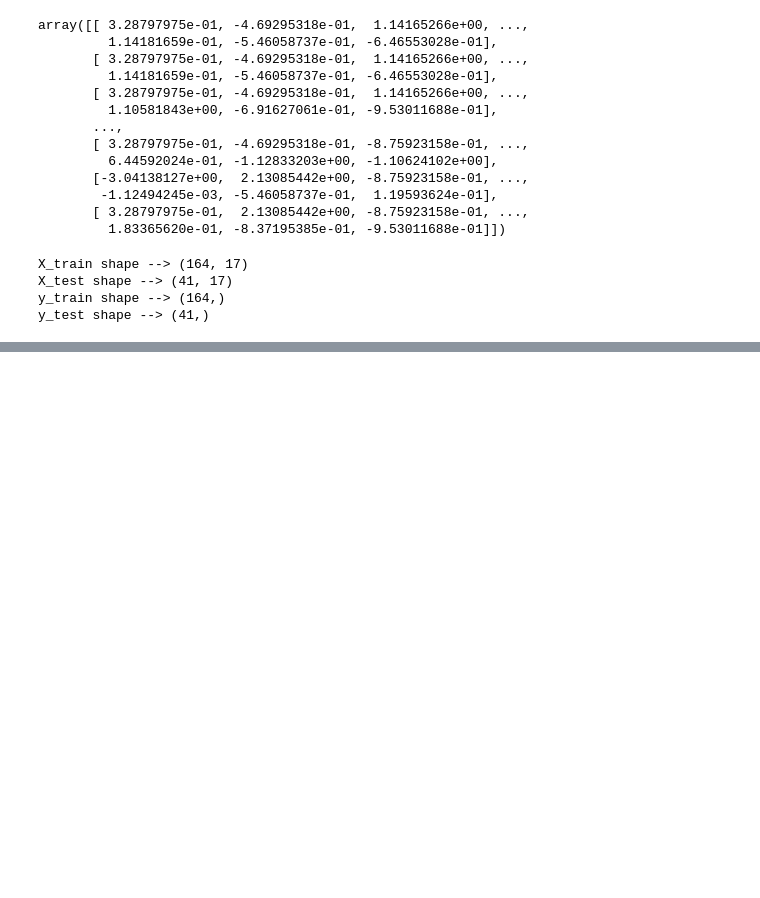
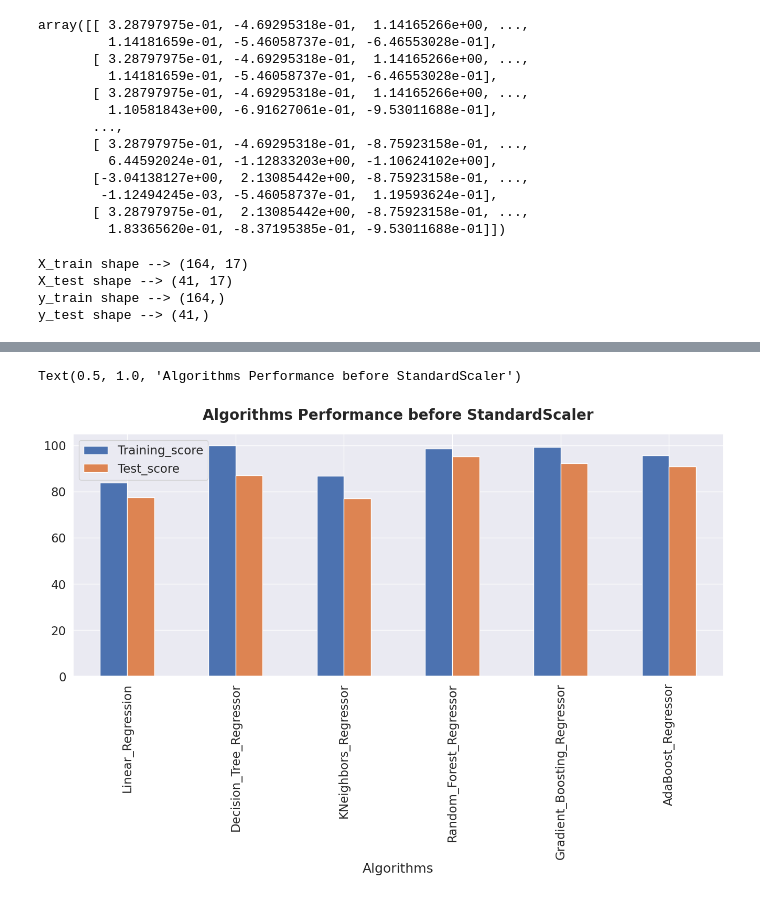
Before and after one commit to ShreeKeshavan/Car_price_prediction, a Jupyter notebook: Car_price_prediction.ipynb, the cells around one changed output, grey strips where cells are left out. Drawn from its saved outputs; the diff is of its cells as text; code cells hidden in the pictures; blank space fills up the shorter version.

```diff
--- a/Car_price_prediction.ipynb
+++ b/Car_price_prediction.ipynb
@@ -1049,0 +1133,6 @@ mean_absolute_error of AdaBoostRegressor() final model on Testing Data after Sta
+# %%
+all_models = ['Linear_Regression', 'Decision_Tree_Regressor', 'KNeighbors_Regressor', 'Random_Forest_Regressor', 'Gradient_Boosting_Regressor', 'AdaBoost_Regressor']
+# %%
+comparision_df = pd.DataFrame({'Algorithms':all_models,
+                               'Training_score':training_r2_score,
+                               'Test_score':testing_r2_score})
@@ -1049,0 +1149,6 @@ mean_absolute_error of AdaBoostRegressor() final model on Testing Data after Sta
+# %%
+a1 = comparision_df.plot(x='Algorithms',y=['Training_score','Test_score'], kind='bar',figsize=(16,6))
+a1.set_title("Algorithms Performance before StandardScaler", fontweight='bold', fontsize=20, pad=20)
+# %% [output]
+Text(0.5, 1.0, 'Algorithms Performance before StandardScaler')
+[figure, added]
```
Also changed, not shown: parts of 29 cells of this notebook.
